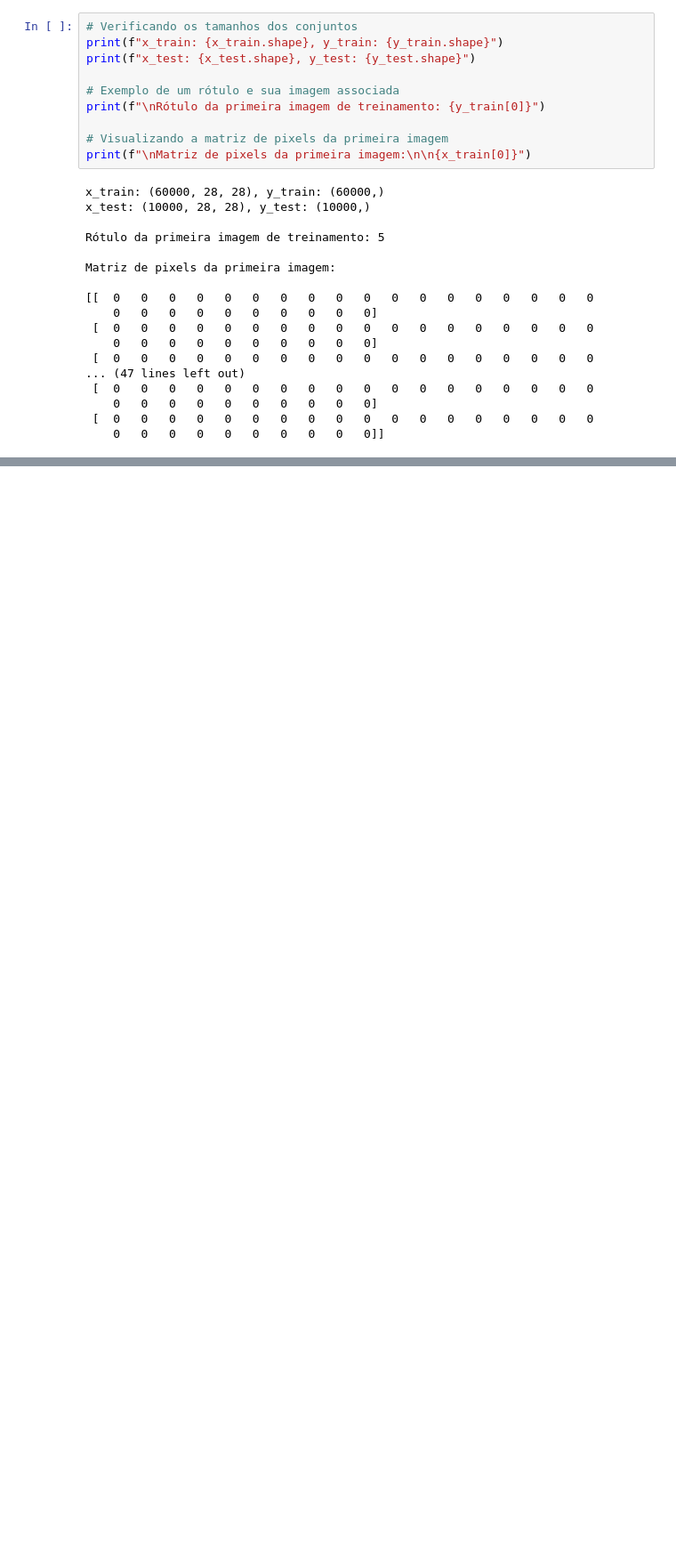
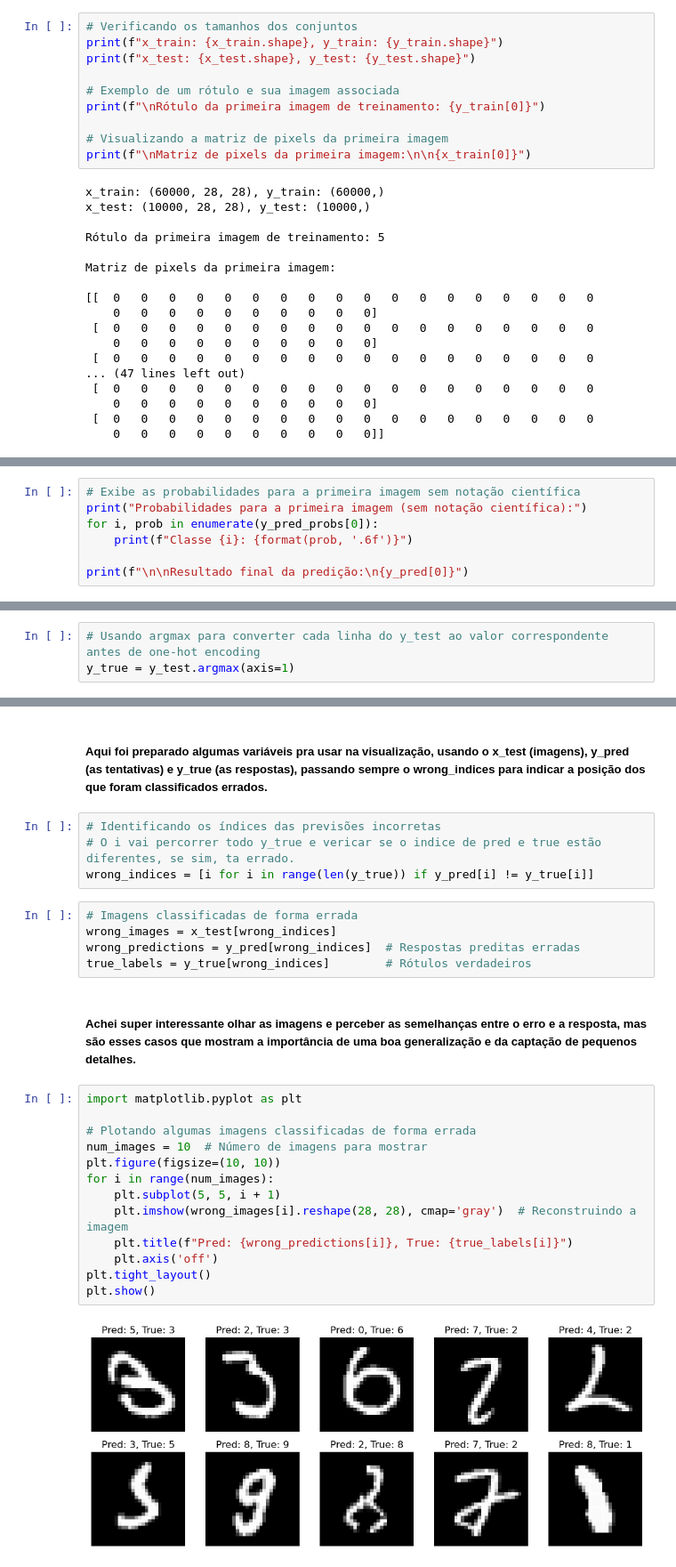
Before and after one commit to Willian-Campos/DeepLearn-Apprenticeship, a Jupyter notebook: MNIST_Tensorflow/MNIST_tensorflow.ipynb, the cells around one changed output, grey strips where cells are left out. Shown: that part at 89% size. Saved outputs shown, nothing was run; the diff lists cells and outputs as text; blank space fills up the shorter version.

```diff
--- a/MNIST_Tensorflow/MNIST_tensorflow.ipynb
+++ b/MNIST_Tensorflow/MNIST_tensorflow.ipynb
@@ -90,0 +434,7 @@ plt.show()
+# %%
+# Exibe as probabilidades para a primeira imagem sem notação científica
+print("Probabilidades para a primeira imagem (sem notação científica):")
+for i, prob in enumerate(y_pred_probs[0]):
+    print(f"Classe {i}: {format(prob, '.6f')}")
+
+print(f"\n\nResultado final da predição:\n{y_pred[0]}")
@@ -90,0 +459,3 @@ plt.show()
+# %%
+# Usando argmax para converter cada linha do y_test ao valor correspondente antes de one-hot encoding
+y_true = y_test.argmax(axis=1)
@@ -90,0 +478,28 @@ plt.show()
+# %% [markdown]
+##### Aqui foi preparado algumas variáveis pra usar na visualização, usando o x_test (imagens), y_pred (as tentativas) e y_true (as respostas), passando sempre o wrong_indices para indicar a posição dos que foram classificados errados.
+# %%
+# Identificando os índices das previsões incorretas
+# O i vai percorrer todo y_true e vericar se o indice de pred e true estão diferentes, se sim, ta errado.
+wrong_indices = [i for i in range(len(y_true)) if y_pred[i] != y_true[i]]
+# %%
+# Imagens classificadas de forma errada
+wrong_images = x_test[wrong_indices]
+wrong_predictions = y_pred[wrong_indices]  # Respostas preditas erradas
+true_labels = y_true[wrong_indices]        # Rótulos verdadeiros
+# %% [markdown]
+##### Achei super interessante olhar as imagens e perceber as semelhanças entre o erro e a resposta, mas são esses casos que mostram a importância de uma boa generalização e da captação de pequenos detalhes.
+# %%
+import matplotlib.pyplot as plt
+
+# Plotando algumas imagens classificadas de forma errada
+num_images = 10  # Número de imagens para mostrar
+plt.figure(figsize=(10, 10))
+for i in range(num_images):
+    plt.subplot(5, 5, i + 1)
+    plt.imshow(wrong_images[i].reshape(28, 28), cmap='gray')  # Reconstruindo a imagem
+    plt.title(f"Pred: {wrong_predictions[i]}, True: {true_labels[i]}")
+    plt.axis('off')
+plt.tight_layout()
+plt.show()
+# %% [output]
+[figure, added]
```
Also changed, not shown: parts of 54 cells of this notebook.
